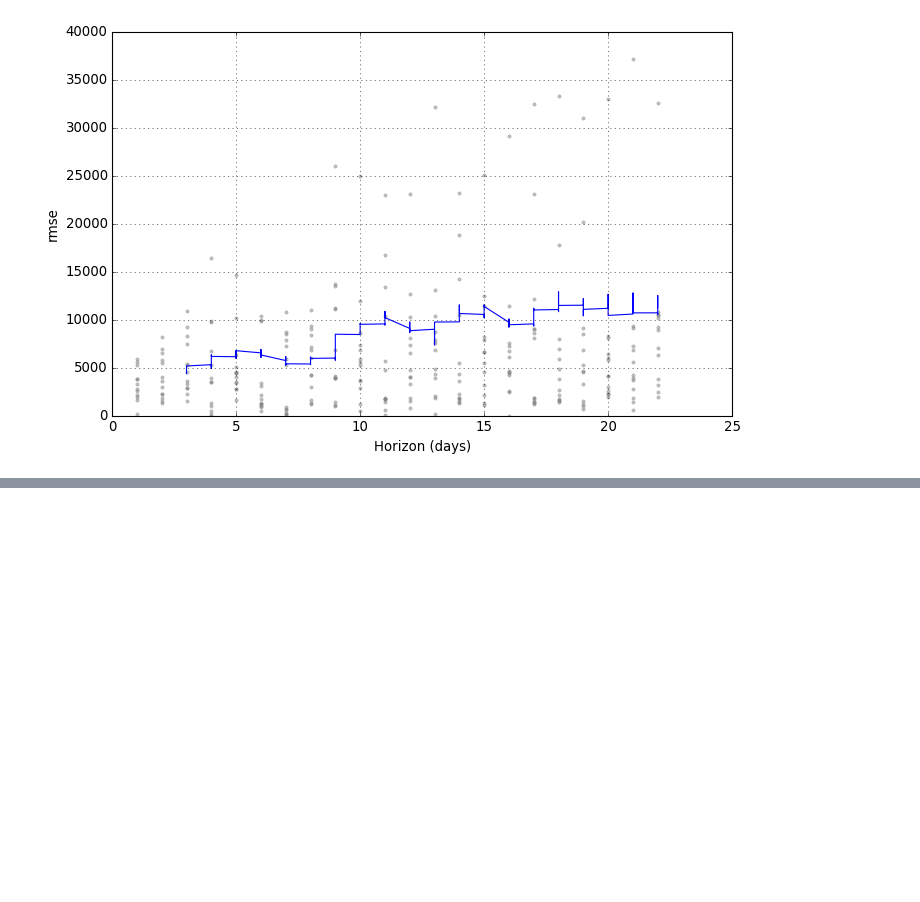
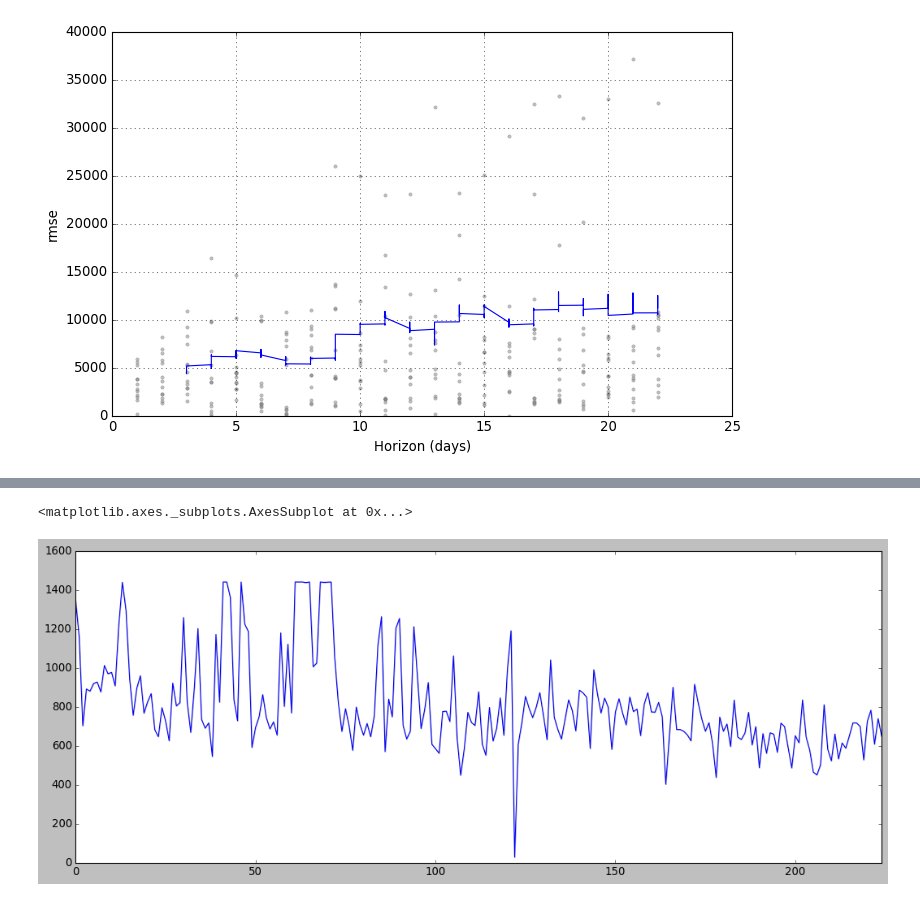
Before and after one commit to time-series-project-ncj/time_series_proj, a Jupyter notebook: Chad_time-series-experimenting.ipynb, the cells around one changed output, grey strips where cells are left out. Drawn from its saved outputs; the diff is of its cells as text; code cells hidden in the pictures; blank space fills up the shorter version.

```diff
--- a/Chad_time-series-experimenting.ipynb
+++ b/Chad_time-series-experimenting.ipynb
@@ -644,0 +651,8 @@ fig3 = plot_cross_validation_metric(df_cv, metric='rmse')
+# %%
+df3 = df[df['minutes_sedentary']>=0]
+df3 = df3.reset_index()
+# %%
+df3['y'] = df3.minutes_sedentary
+df3['ds'] = pd.to_datetime(df3.date)
+df3 = df3.groupby(['ds'])['y'].sum().reset_index()
+#df1 = df1.groupby(['ds']).y.sum().asfreq('D').reset_index()
@@ -644,0 +668,6 @@ fig3 = plot_cross_validation_metric(df_cv, metric='rmse')
+# %%
+plt.figure(figsize=(16,6))
+sns.tsplot(df3.y)
+# %% [output]
+<matplotlib.axes._subplots.AxesSubplot at 0x...>
+[figure, added]
```
Also changed, not shown: parts of 44 cells of this notebook.
